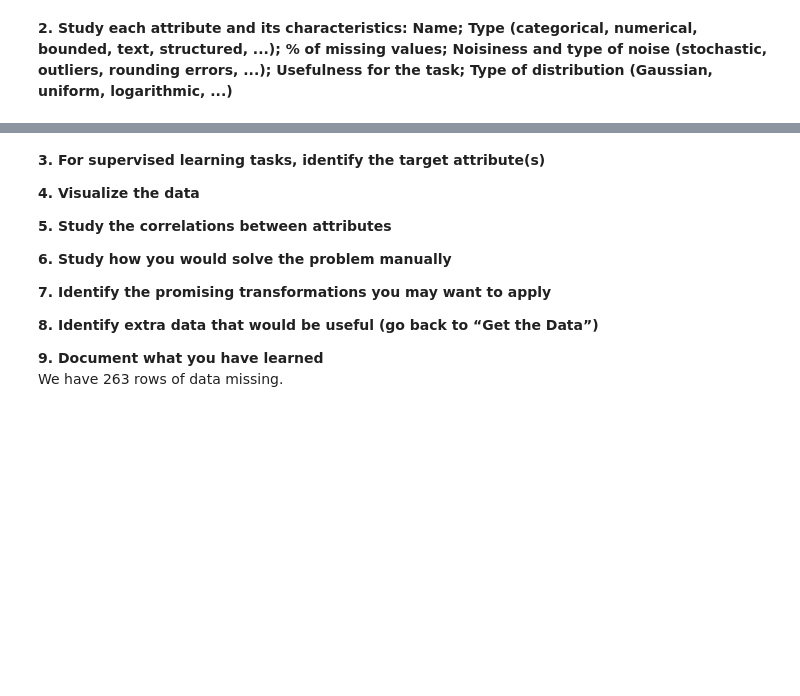
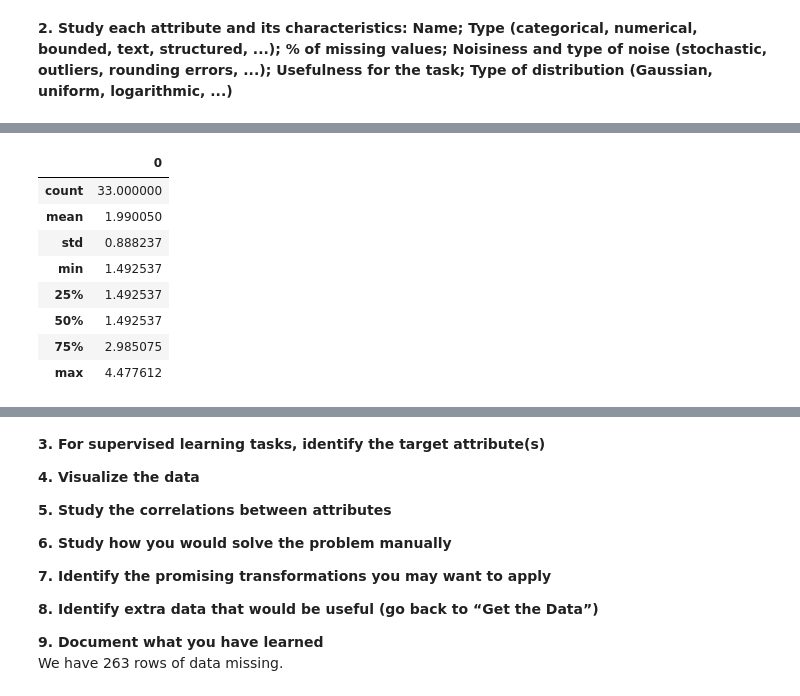
Before and after one commit to marchesem764/Project1, a Jupyter notebook: Early Spring.ipynb, the cells around one changed output, grey strips where cells are left out. Cells and saved outputs as stored; diff of their text form; code cells hidden in the pictures; blank space fills up the shorter version.

```diff
--- a/Early Spring.ipynb
+++ b/Early Spring.ipynb
@@ -273,0 +345,12 @@ memory usage: 122.0 KB
+# %%
+variables['max_temp'].describe()
+# %% [output]
+|  | 0 |
+| count | 33.000000 |
+| mean | 1.990050 |
+| std | 0.888237 |
+| min | 1.492537 |
+| 25% | 1.492537 |
+| 50% | 1.492537 |
+| 75% | 2.985075 |
+| max | 4.477612 |
```
Also changed, not shown: parts of 17 cells of this notebook.
